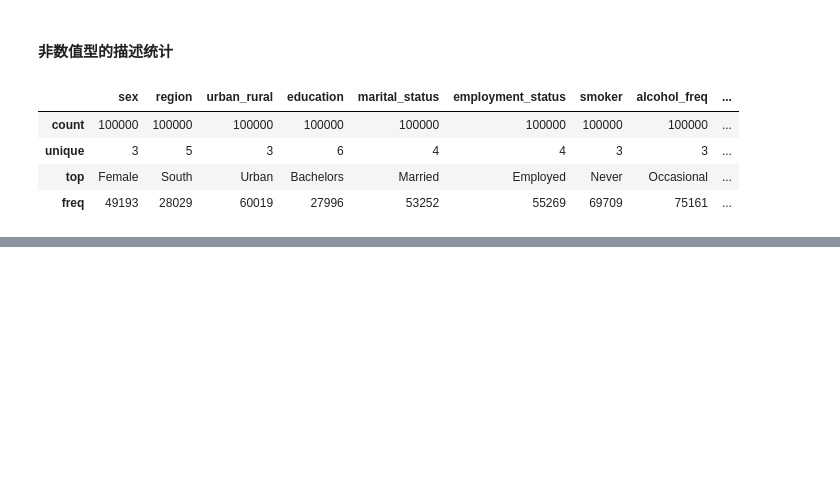
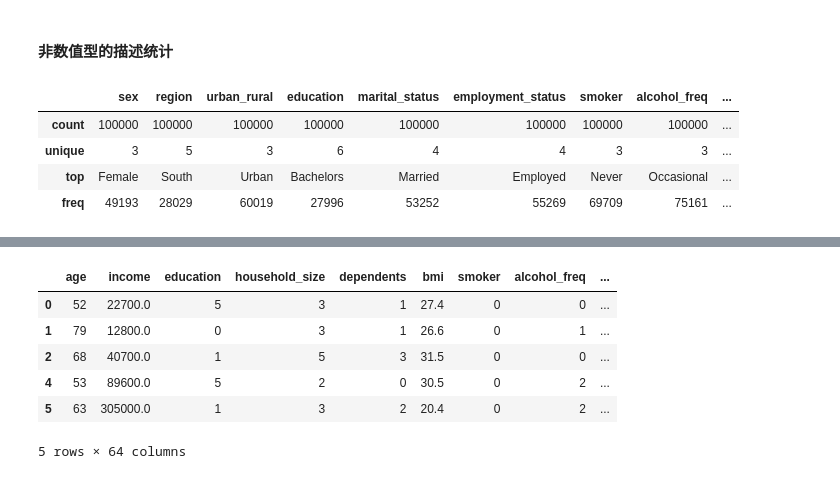
Before and after one commit to chenchunmei-daphne/try, a Jupyter notebook: group_work/data_describe.ipynb, the cells around one changed output, grey strips where cells are left out. Saved outputs shown, nothing was run; the diff lists cells and outputs as text; code cells hidden in the pictures; blank space fills up the shorter version.

```diff
--- a/group_work/data_describe.ipynb
+++ b/group_work/data_describe.ipynb
@@ -271,0 +282,2 @@ df[df['age'] < 16]
+# %%
+df1 = df[df['age'] > 20]  # 删除异常数据
@@ -271,0 +298,29 @@ df[df['age'] < 16]
+# %%
+from sklearn.preprocessing import OrdinalEncoder
+
+
+## 需要进行序号编码的有序变量
+# **关键：必须按照逻辑顺序排列类别**
+ordinal_features = {
+    'education': ['No HS', 'HS', 'Some College', 'Bachelors', 'Masters', 'Doctorate'], # 高中以下 > 高中 > 大专 > 本科 > 硕士 > 博士
+    'smoker': ['Never', 'Former', 'Current'], # 从不吸烟 -> 曾经吸烟 -> 当前吸烟 (风险递增)
+    'alcohol_freq': ['Occasional', 'Weekly', 'Daily'], # 频率递增
+    'network_tier': ['Bronze', 'Silver', 'Gold', 'Platinum'] # 等级递增
+}
+
+# 需要进行独热编码的名义变量
+one_hot_features = ['sex', 'region', 'urban_rural', 'marital_status', 'employment_status', 'plan_type']
+
+
+# 对有序变量进行序号编码
+encoder = OrdinalEncoder(categories=[ordinal_features[feat] for feat in ordinal_features.keys()], dtype=np.int64)
+df1[list(ordinal_features.keys())] = encoder.fit_transform(df1[list(ordinal_features.keys())])
+
+
+# 对名义变量进行独热编码
+df_final = pd.get_dummies(df1, columns=one_hot_features, drop_first=True, dtype=np.int64)
+
+
+print(f"\n最终数据类型 (确认没有 object 类型):{df_final.dtypes=='object'}")
+
+print("\n最终数据形状:", df_final.shape)
@@ -271,0 +370,10 @@ df[df['age'] < 16]
+# %%
+df_final.head()
+# %% [output]
+|  | age | income | education | household_size | dependents | bmi | smoker | alcohol_freq | ... |
+| 0 | 52 | 22700.0 | 5 | 3 | 1 | 27.4 | 0 | 0 | ... |
+| 1 | 79 | 12800.0 | 0 | 3 | 1 | 26.6 | 0 | 1 | ... |
+| 2 | 68 | 40700.0 | 1 | 5 | 3 | 31.5 | 0 | 0 | ... |
+| 4 | 53 | 89600.0 | 5 | 2 | 0 | 30.5 | 0 | 2 | ... |
+| 5 | 63 | 305000.0 | 1 | 3 | 2 | 20.4 | 0 | 2 | ... |
+5 rows × 64 columns
```
Also changed, not shown: parts of 11 cells of this notebook, 3 other files.
